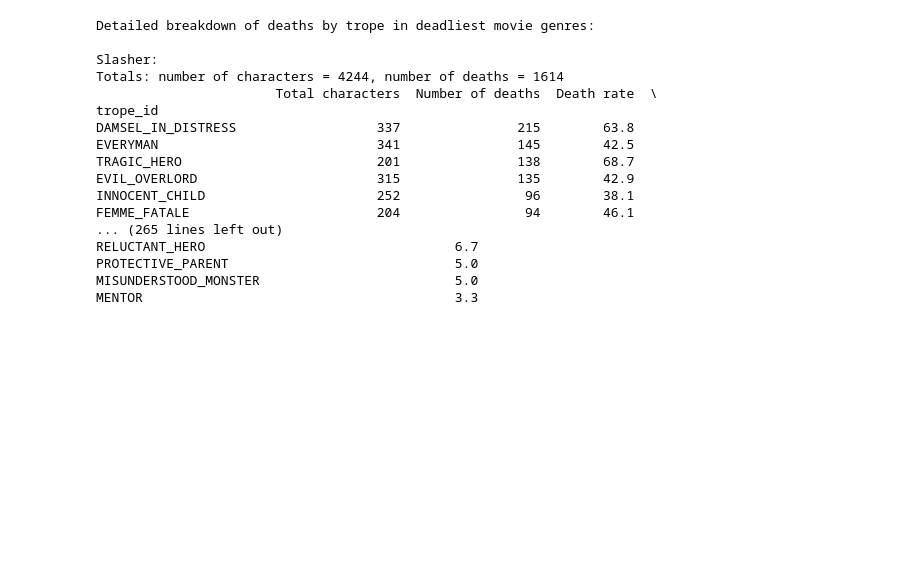
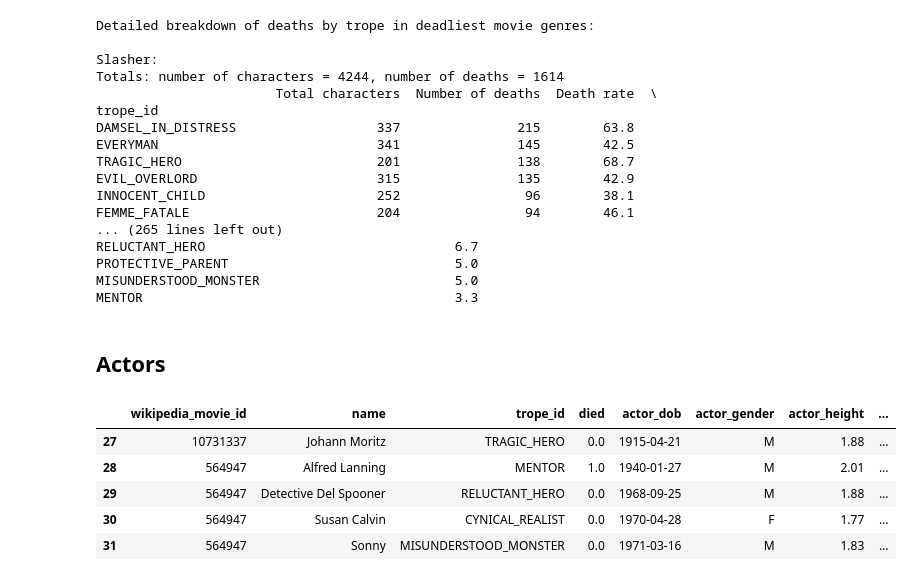
Before and after one commit to epfl-ada/ada-2024-project-nhsvd, a Jupyter notebook: notebooks/death_rate_analysis.ipynb, the cells around one changed output. Cells and saved outputs as stored; diff of their text form; code cells hidden in the pictures; blank space fills up the shorter version.

```diff
--- a/notebooks/death_rate_analysis.ipynb
+++ b/notebooks/death_rate_analysis.ipynb
@@ -365,3 +366,16 @@ RELUCTANT_HERO                                6.7
 PROTECTIVE_PARENT                             5.0
 MISUNDERSTOOD_MONSTER                         5.0
 MENTOR                                        3.3
+# %% [markdown]
+## Actors
+# %%
+df_actors = df_characters.dropna(subset=['actor_name'])
+
+df_actors.head()
+# %% [output]
+|  | wikipedia_movie_id | name | trope_id | died | actor_dob | actor_gender | actor_height | ... |
+| 27 | 10731337 | Johann Moritz | TRAGIC_HERO | 0.0 | 1915-04-21 | M | 1.88 | ... |
+| 28 | 564947 | Alfred Lanning | MENTOR | 1.0 | 1940-01-27 | M | 2.01 | ... |
+| 29 | 564947 | Detective Del Spooner | RELUCTANT_HERO | 0.0 | 1968-09-25 | M | 1.88 | ... |
+| 30 | 564947 | Susan Calvin | CYNICAL_REALIST | 0.0 | 1970-04-28 | F | 1.77 | ... |
+| 31 | 564947 | Sonny | MISUNDERSTOOD_MONSTER | 0.0 | 1971-03-16 | M | 1.83 | ... |
```
Also changed, not shown: parts of 3 cells of this notebook, 1 other file.
